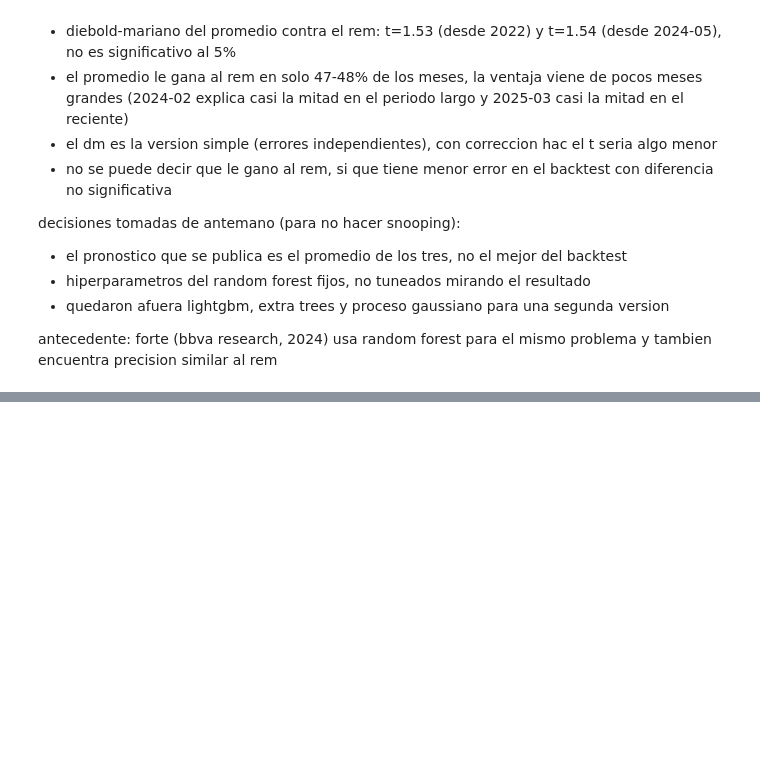
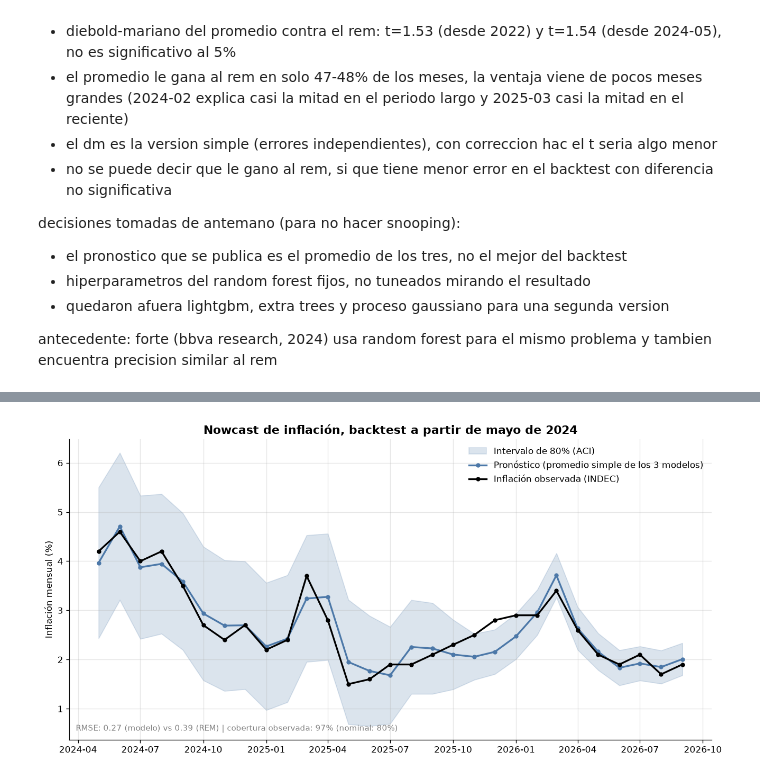
Before and after one commit to maximoquintia/inflacion-ar, a Jupyter notebook: notebooks/01_bcra_inflacion.ipynb, the cells around one changed output, grey strips where cells are left out. Saved outputs shown, nothing was run; the diff lists cells and outputs as text; code cells hidden in the pictures; blank space fills up the shorter version.

Commit message:
intervalos normalizados por nivel y comparacion con aci

```diff
--- a/notebooks/01_bcra_inflacion.ipynb
+++ b/notebooks/01_bcra_inflacion.ipynb
@@ -755,0 +771,19 @@ antecedente: forte (bbva research, 2024) usa random forest para el mismo problem
+# %%
+import numpy as np
+
+q=[]   # lista donde guardo el ancho del intervalo de cada mes
+
+for i, mes in enumerate(meses_test):   # enumerate me da la posicion i (0,1,2...) y el mes a la vez
+    pasados=e_abs.iloc[max(0,i-24):i]   # errores de los (hasta) 24 meses anteriores: iloc corta por posicion y llega hasta i sin incluirlo, asi no miro el mes actual
+    if len(pasados)<12:   # si hay menos de 12 errores previos, todavia no hay con que calibrar
+        q.append(np.nan)   # dejo un vacio (nan) para esos meses
+    else:
+        q.append(pasados.quantile(0.8))   # el ancho es el percentil 80 de los errores recientes
+
+resultados["q"]=pd.Series(q, index=meses_test)   # paso el ancho a una columna con los meses como indice
+resultados["inf"]=resultados["prom"]-resultados["q"]   # limite inferior: pronostico menos el ancho
+resultados["sup"]=resultados["prom"]+resultados["q"]   # limite superior: pronostico mas el ancho
+
+v=resultados.dropna(subset=["q"])   # me quedo solo con los meses que tienen intervalo
+adentro=(v["inflacion"]>=v["inf"])&(v["inflacion"]<=v["sup"])   # True si el valor real cayo dentro del intervalo
+print(len(v), "meses | cobertura:", round(adentro.mean(),2), "| ancho medio:", round(2*v["q"].mean(),2))   # cuantos meses evaluamos, que proporcion cubrio (queremos ~0.80) y que tan ancho es el intervalo completo
@@ -755,0 +878,28 @@ antecedente: forte (bbva research, 2024) usa random forest para el mismo problem
+# %%
+from pathlib import Path   # herramienta para trabajar con carpetas y rutas
+Path("../figs").mkdir(exist_ok=True)   # crea la carpeta figs al lado de notebooks; si ya existe no tira error
+
+w=v2.loc["2024-05":]   # tramo reciente con intervalo
+x=w.index.to_timestamp()   # meses a fechas normales para matplotlib
+cob=((w["inflacion"]>=w["inf_aci"])&(w["inflacion"]<=w["sup_aci"])).mean()   # cobertura del intervalo en este tramo
+err=rmse(w["inflacion"]-w["prom"])   # rmse del promedio en este tramo
+err_rem=rmse(w["inflacion"]-w["rem"])   # rmse del rem en este tramo, para comparar
+
+fig, ax=plt.subplots(figsize=(11,5.5), dpi=120)   # lienzo mas grande y nitido
+
+ax.fill_between(x, w["inf_aci"], w["sup_aci"], color="#4C78A8", alpha=0.2, label="Intervalo de 80% (ACI)")   # banda del intervalo, translucida
+ax.plot(x, w["prom"], color="#4C78A8", marker="o", markersize=4, linewidth=2, label="Pronóstico (promedio simple de los 3 modelos)")   # pronostico
+ax.plot(x, w["inflacion"], color="black", marker="o", markersize=4, linewidth=2, label="Inflación observada (INDEC)")   # dato real
+
+ax.set_ylabel("Inflación mensual (%)")   # eje y
+ax.set_title("Nowcast de inflación, backtest a partir de mayo de 2024", fontsize=13, fontweight="bold")   # titulo
+ax.text(0.01, 0.03, f"RMSE: {err:.2f} (modelo) vs {err_rem:.2f} (REM) | cobertura observada: {cob:.0%} (nominal: 80%)", transform=ax.transAxes, fontsize=9, color="gray")   # ahora aclara que el 97% se compara contra un 80% nominal   # texto chico abajo a la izquierda con los numeros clave
+ax.grid(alpha=0.3)   # grilla suave
+ax.spines[["top","right"]].set_visible(False)   # saco los bordes de arriba y derecha para que quede mas limpio
+ax.legend(frameon=False)   # leyenda sin caja
+
+plt.tight_layout()   # acomoda margenes
+plt.savefig("../figs/nowcast_backtest.png", dpi=200)   # guarda la imagen (crear antes la carpeta figs en la raiz del proyecto)
+plt.show()   # muestra el grafico
+# %% [output]
+[figure, added]
```
Also changed, not shown: parts of 9 cells of this notebook, 2 other files.
